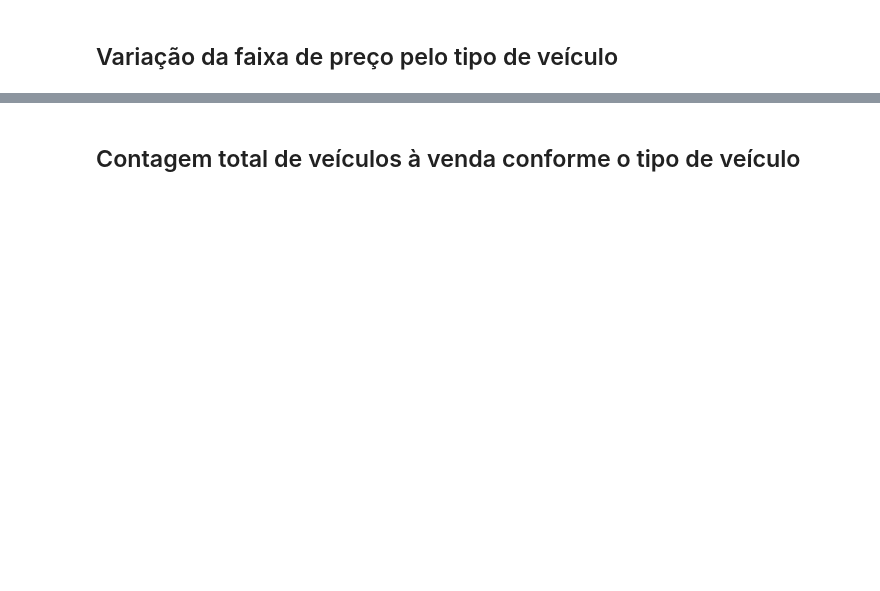
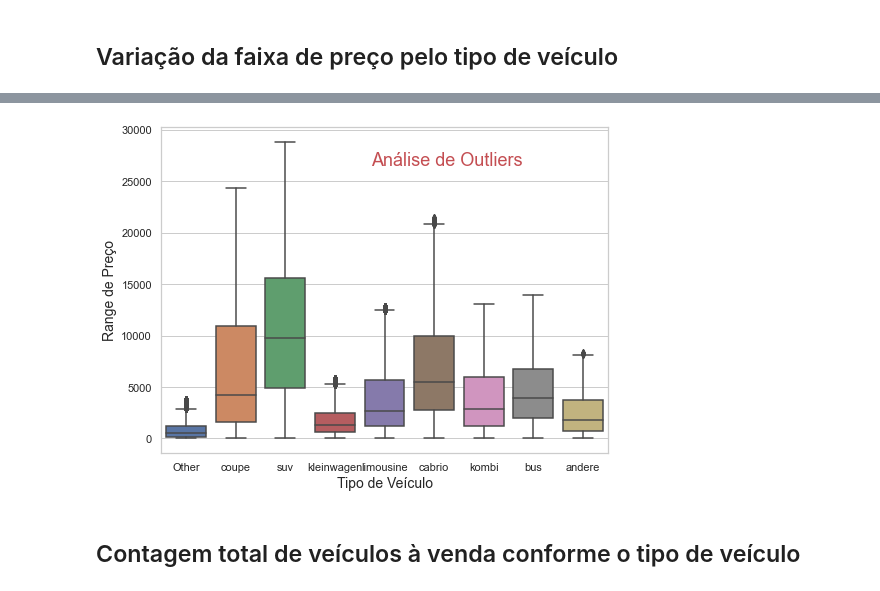
Before and after one commit to iurygdeoliveira/Estudos_Python, a Jupyter notebook: 10 - Analise Exploratoria de dados/Mini-Projeto - Analise1.ipynb, the cells around one changed output, grey strips where cells are left out. Drawn from its saved outputs; the diff is of its cells as text; code cells hidden in the pictures; blank space fills up the shorter version.

Commit message:
feat: Adicionando Conteudo sobre Análise Exploratória de dados

```diff
--- a/10 - Analise Exploratoria de dados/Mini-Projeto - Analise1.ipynb
+++ b/10 - Analise Exploratoria de dados/Mini-Projeto - Analise1.ipynb
@@ -36,3 +80,14 @@ fig.savefig("plots/Analise1/vehicle-distribution.png")
+# %%
+# Crie um Boxplot para avaliar os outliers
+sns.set_style("whitegrid")
+fig, ax = plt.subplots(figsize=(8,6))
+sns.boxplot(x="vehicleType", y="price", data=df)
+ax.text(5.25,27000,"Análise de Outliers",fontsize=18,color="r",ha="center", va="center")
+ax.xaxis.set_label_text("Tipo de Veículo",fontdict= {'size':14})
+ax.yaxis.set_label_text("Range de Preço",fontdict= {'size':14})
+plt.show()
+# %% [output]
+[figure, added]
 # %%
 # Salvando o plot
 fig.savefig("plots/Analise1/price-vehicleType-boxplot.png")
```
Also changed, not shown: parts of 16 cells of this notebook, 12 other files.
